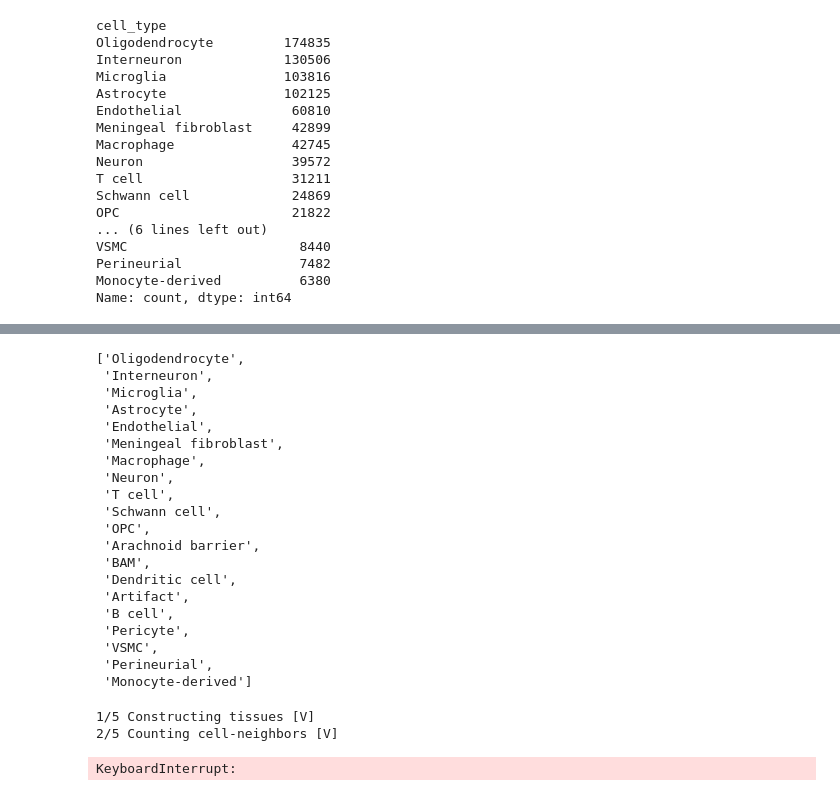
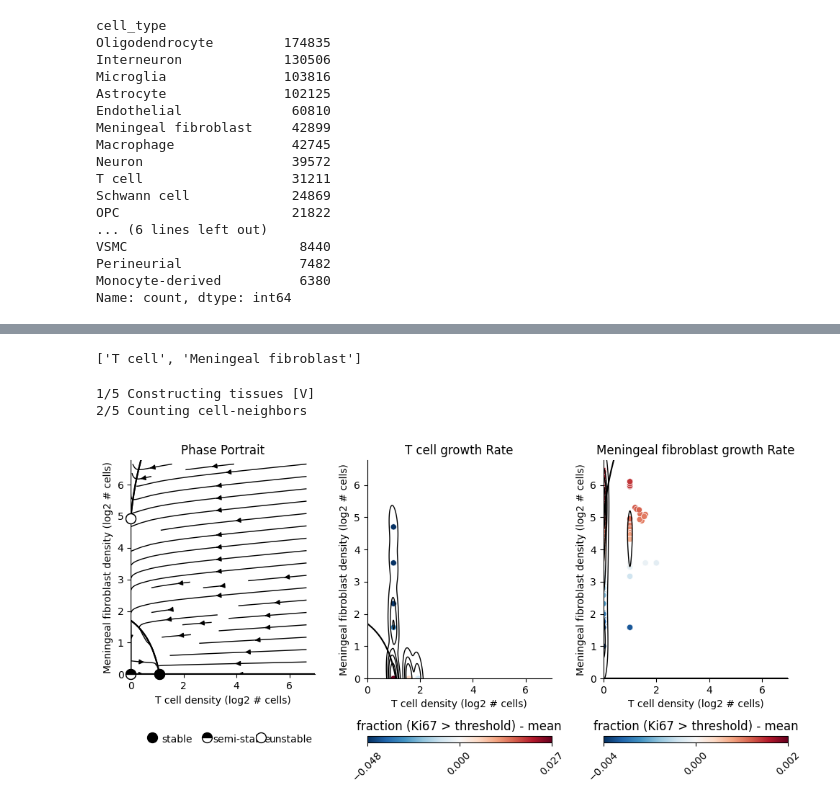
Before and after one commit to christoffermattssonlangseth/osdr-srt, a Jupyter notebook: xenium_OSDR.ipynb, the cells around one changed output, grey strips where cells are left out. Saved outputs shown, nothing was run; the diff lists cells and outputs as text; code cells hidden in the pictures.

```diff
--- a/xenium_OSDR.ipynb
+++ b/xenium_OSDR.ipynb
@@ -160,43 +209,35 @@ if auto_pick:
 
 # Allowed neighbor types: start with the same set or extend
 allowed_neighbor_types = cell_types_to_model
-# %%
-cell_types_to_model
-# %% [output]
-['Oligodendrocyte',
- 'Interneuron',
- 'Microglia',
- 'Astrocyte',
- 'Endothelial',
- 'Meningeal fibroblast',
- 'Macrophage',
- 'Neuron',
- 'T cell',
- 'Schwann cell',
- 'OPC',
- 'Arachnoid barrier',
- 'BAM',
- 'Dendritic cell',
- 'Artifact',
- 'B cell',
- 'Pericyte',
- 'VSMC',
- 'Perineurial',
- 'Monocyte-derived']
-# %%
-# Run OSDR analysis
-from tdm.analysis import Analysis
-
-ana = Analysis(
-    single_cell_df=single_cell_df,
-    cell_types_to_model=cell_types_to_model,
-    allowed_neighbor_types=allowed_neighbor_types,
-    polynomial_dataset_kwargs={'degree': 1},
-    neighborhood_mode='extrapolate',
-    enforce_max_density=False,
-    model_kwargs={'regularization_alpha': 1e-3},
-)
-# %% [output]
-1/5 Constructing tissues [V]
-2/5 Counting cell-neighbors [V]
-KeyboardInterrupt:
+# %%
+allowed_neighbor_types
+# %% [output]
+['T cell', 'Meningeal fibroblast']
+# %%
+# Run OSDR analysis for the selected cell types
+from tdm.analysis import Analysis
+
+ana = Analysis(
+    single_cell_df=single_cell_df,
+    cell_types_to_model=cell_types_to_model,
+    allowed_neighbor_types=allowed_neighbor_types,
+    polynomial_dataset_kwargs={'degree': 1},
+    neighborhood_mode='extrapolate',
+    enforce_max_density=False,
+    model_kwargs={'regularization_alpha': 1e-3},
+)
+# %% [output]
+1/5 Constructing tissues [V]
+2/5 Counting cell-neighbors
+# %%
+# Growth-rate plots (requires exactly 2 cell types)
+from tdm.plot.two_cells import plot_growth_rate
+import matplotlib.pyplot as plt
+
+if len(cell_types_to_model) == 2:
+    plot_growth_rate(ana)
+    plt.show()
+else:
+    print('plot_growth_rate requires exactly 2 cell types')
+# %% [output]
+[figure, added]
```
Also changed, not shown: parts of 16 cells of this notebook, 1 other file.
